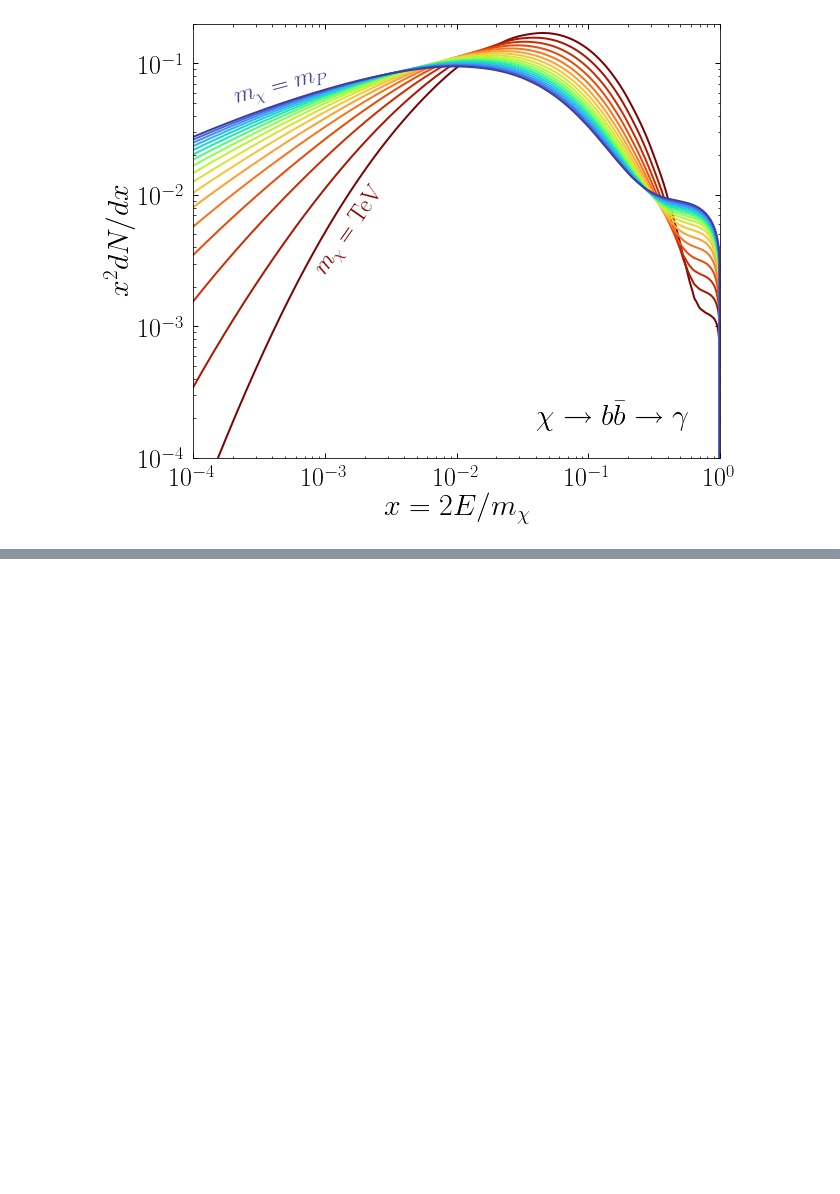
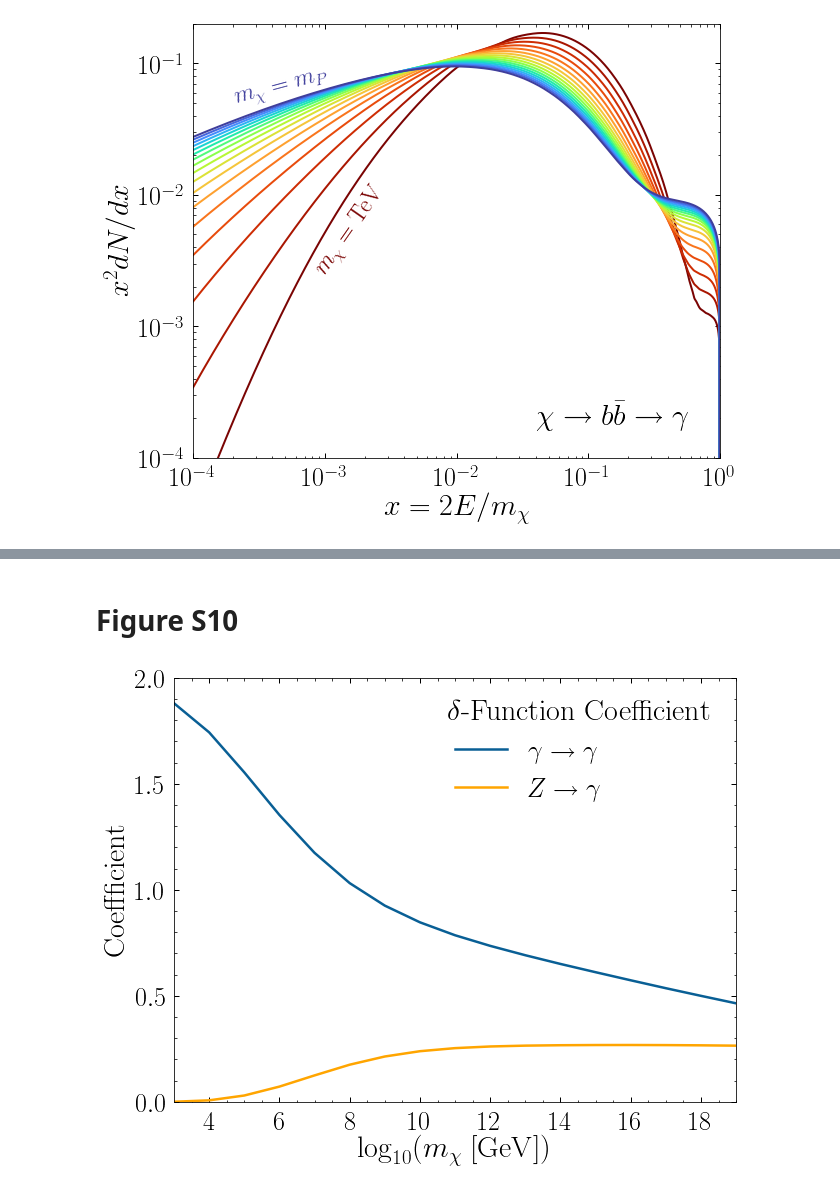
Before and after one commit to nickrodd/HDMSpectra, a Jupyter notebook: examples/ReproducingPlots.ipynb, the cells around one changed output, grey strips where cells are left out. Saved outputs shown, nothing was run; the diff lists cells and outputs as text; code cells hidden in the pictures; blank space fills up the shorter version.

```diff
--- a/examples/ReproducingPlots.ipynb
+++ b/examples/ReproducingPlots.ipynb
@@ -241,0 +434,36 @@ plt.show()
+# %% [markdown]
+# Figure S10
+# %%
+Qvals = np.logspace(3.,19,17)
+
+# Just use a single x value, aim is the delta function
+x = np.array([0.5])
+
+delta1 = np.zeros_like(Qvals)
+delta2 = np.zeros_like(Qvals)
+for i, iQ in enumerate(Qvals):
+    # Delta function coefficient stored as the last value
+    delta1[i] = HDMSpectra.spec(22, 22, x, iQ, delta=True)[-1]
+    delta2[i] = HDMSpectra.spec(22, 23, x, iQ, delta=True)[-1]
+
+fig, ax = plt.subplots(1, figsize=(10/1.1, 8/1.1))
+
+plt.plot(np.log10(Qvals), delta1,
+         lw=2.5,c=(9./256.,95./256.,150./256.), label=r'$\gamma \to \gamma$')
+plt.plot(np.log10(Qvals), delta2,
+         lw=2.5,color='orange', label=r'$Z \to \gamma$')
+
+plt.ylim([0.,2])
+plt.xlim([3.,19.])
+plt.xticks(np.arange(4., 20., 2.))
+plt.yticks(np.arange(0., 2.5, 0.5))
+plt.xlabel(r"$\log_{10}(m_{\chi}~[{\rm GeV}])$",fontsize=30)
+plt.ylabel(r"Coeffficient", fontsize=30)
+
+plt.text(10.8,1.8,r'$\delta$-Function Coefficient', fontsize=30)
+plt.legend(bbox_to_anchor=(-0.2, 0.81, 1., .102), loc=1)
+
+plt.tight_layout()
+plt.show()
+# %% [output]
+[figure, added]
```
Also changed, not shown: parts of 15 cells of this notebook.
